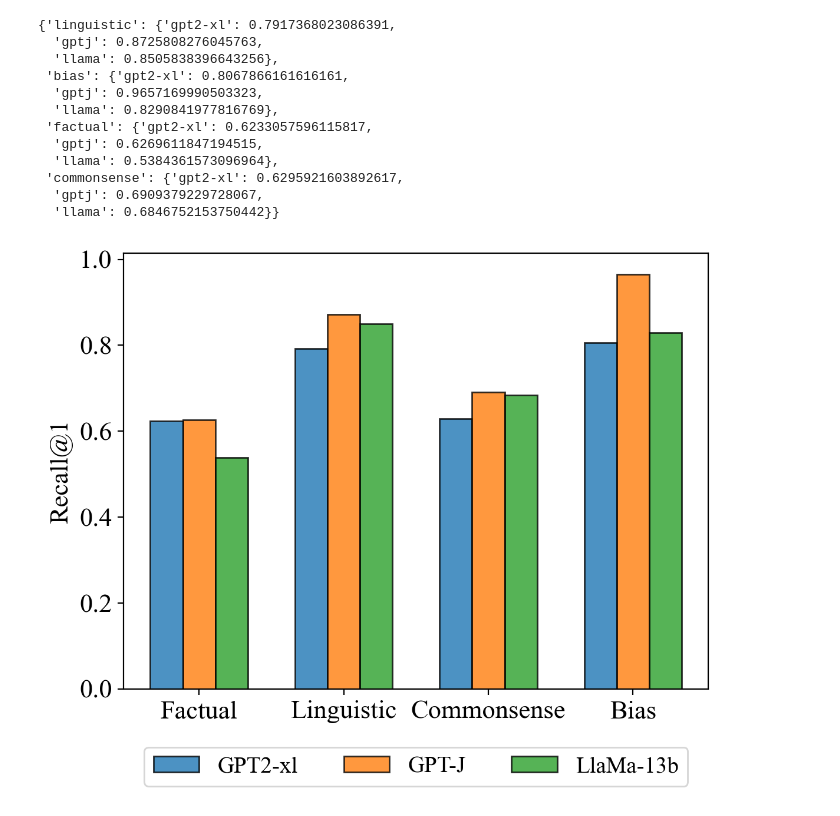
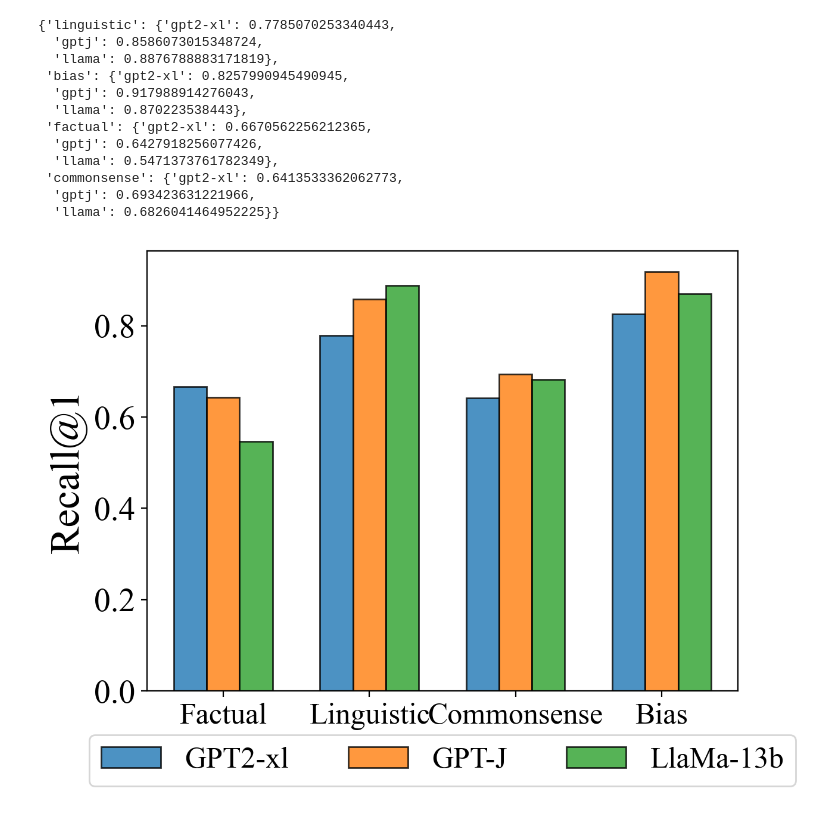
Before and after one commit to evandez/relations, a Jupyter notebook: notebooks/figures/faithfulness.ipynb, the cells around one changed output. Cells and saved outputs as stored; diff of their text form; code cells hidden in the pictures.

```diff
--- a/notebooks/figures/faithfulness.ipynb
+++ b/notebooks/figures/faithfulness.ipynb
@@ -88,9 +120,9 @@ performance_category_wise = segregate_categorywise(results_formatted, "relation_
 plt.rcParams["figure.dpi"] = 200
 plt.rcParams["font.family"] = "Times New Roman"
 
-SMALL_SIZE = 28
-MEDIUM_SIZE = 30
-BIGGER_SIZE = 35
+SMALL_SIZE = 35+5
+MEDIUM_SIZE = 40+5
+BIGGER_SIZE = 45+5
 
 plt.rc("font", size=SMALL_SIZE)  # controls default text sizes
 plt.rc("axes", titlesize=BIGGER_SIZE)  # fontsize of the axes title
@@ -133,6 +165,7 @@ def plot_categorywise(canvas, result, title, set_yticks = True):
     else:
         canvas.set_yticks(np.arange(len(result[prompting])) + 0.5 * bar_width)
         canvas.set_yticklabels(["" for method in result[prompting]])
+    canvas.set_xticks(np.linspace(0, 1, 5))
 # %%
 n_subplots = len(performance_category_wise)
 ncols=4
@@ -189,31 +222,31 @@ for model_name in MODELS:
 
 categorywise_results
 # %% [output]
-{'linguistic': {'gpt2-xl': 0.7917368023086391,
-  'gptj': 0.8725808276045763,
-  'llama': 0.8505838396643256},
- 'bias': {'gpt2-xl': 0.8067866161616161,
-  'gptj': 0.9657169990503323,
-  'llama': 0.8290841977816769},
- 'factual': {'gpt2-xl': 0.6233057596115817,
-  'gptj': 0.6269611847194515,
-  'llama': 0.5384361573096964},
- 'commonsense': {'gpt2-xl': 0.6295921603892617,
-  'gptj': 0.6909379229728067,
-  'llama': 0.6846752153750442}}
+{'linguistic': {'gpt2-xl': 0.7785070253340443,
+  'gptj': 0.8586073015348724,
+  'llama': 0.8876788883171819},
+ 'bias': {'gpt2-xl': 0.8257990945490945,
+  'gptj': 0.917988914276043,
+  'llama': 0.870223538443},
+ 'factual': {'gpt2-xl': 0.6670562256212365,
+  'gptj': 0.6427918256077426,
+  'llama': 0.5471373761782349},
+ 'commonsense': {'gpt2-xl': 0.6413533362062773,
+  'gptj': 0.693423631221966,
+  'llama': 0.6826041464952225}}
 # %%
 #####################################################################################
 plt.rcParams["figure.dpi"] = 200
 plt.rcParams["font.family"] = "Times New Roman"
 
-SMALL_SIZE = 14
-MEDIUM_SIZE = 16
+SMALL_SIZE = 18
+MEDIUM_SIZE = 20
 BIGGER_SIZE = 24
 
 plt.rc("font", size=SMALL_SIZE)  # controls default text sizes
 plt.rc("axes", titlesize=BIGGER_SIZE)  # fontsize of the axes title
-plt.rc("axes", labelsize=MEDIUM_SIZE)  # fontsize of the x and y labels
-plt.rc("xtick", labelsize=MEDIUM_SIZE)  # fontsize of the tick labels
+plt.rc("axes", labelsize=MEDIUM_SIZE+5)  # fontsize of the x and y labels
+plt.rc("xtick", labelsize=SMALL_SIZE)  # fontsize of the tick labels
 plt.rc("ytick", labelsize=MEDIUM_SIZE)  # fontsize of the tick labels
 plt.rc("legend", fontsize=SMALL_SIZE)  # legend fontsize
 plt.rc("axes", titlesize=BIGGER_SIZE)  # fontsize of the figure title
@@ -223,34 +256,34 @@ plt.rc("figure", titlesize=BIGGER_SIZE)  # fontsize of the figure title
 
 n_subplots = len(categorywise_results)
 ncols=n_subplots
 nrows=int(np.ceil(n_subplots / ncols))
 
 category_order = ["factual", "linguistic", "commonsense", "bias"]
 models = {"gpt2-xl": "GPT2-xl", "gptj": "GPT-J", "llama": "LlaMa-13b"}
 
 idx = 0
 bar_width = 0.225
 for model in models:
     recalls = []
     for category in category_order:
         recalls.append(categorywise_results[category][model])
 
     plt.bar(
         np.arange(len(recalls)) + idx * bar_width, recalls,
         width = bar_width,
         label = models[model],
         edgecolor = "black",
         alpha = 0.8
     )
     idx += 1
 
 plt.xticks(np.arange(len(recalls)) + bar_width, [cat.capitalize() for cat in category_order])
 plt.ylabel("Recall@1")
 plt.legend(ncol = 3, bbox_to_anchor=(0.5, -.25), loc='lower center')
 plt.savefig(f"{fig_dir}/faithfulness_lre_models.pdf", bbox_inches="tight")
 plt.show()
 # %% [output]
-[figure, old version]
+[figure, new version]
 # %%
 #####################################################################################
 plt.rcParams["figure.dpi"] = 200
```
Also changed, not shown: parts of 22 cells of this notebook, 11 other files.
